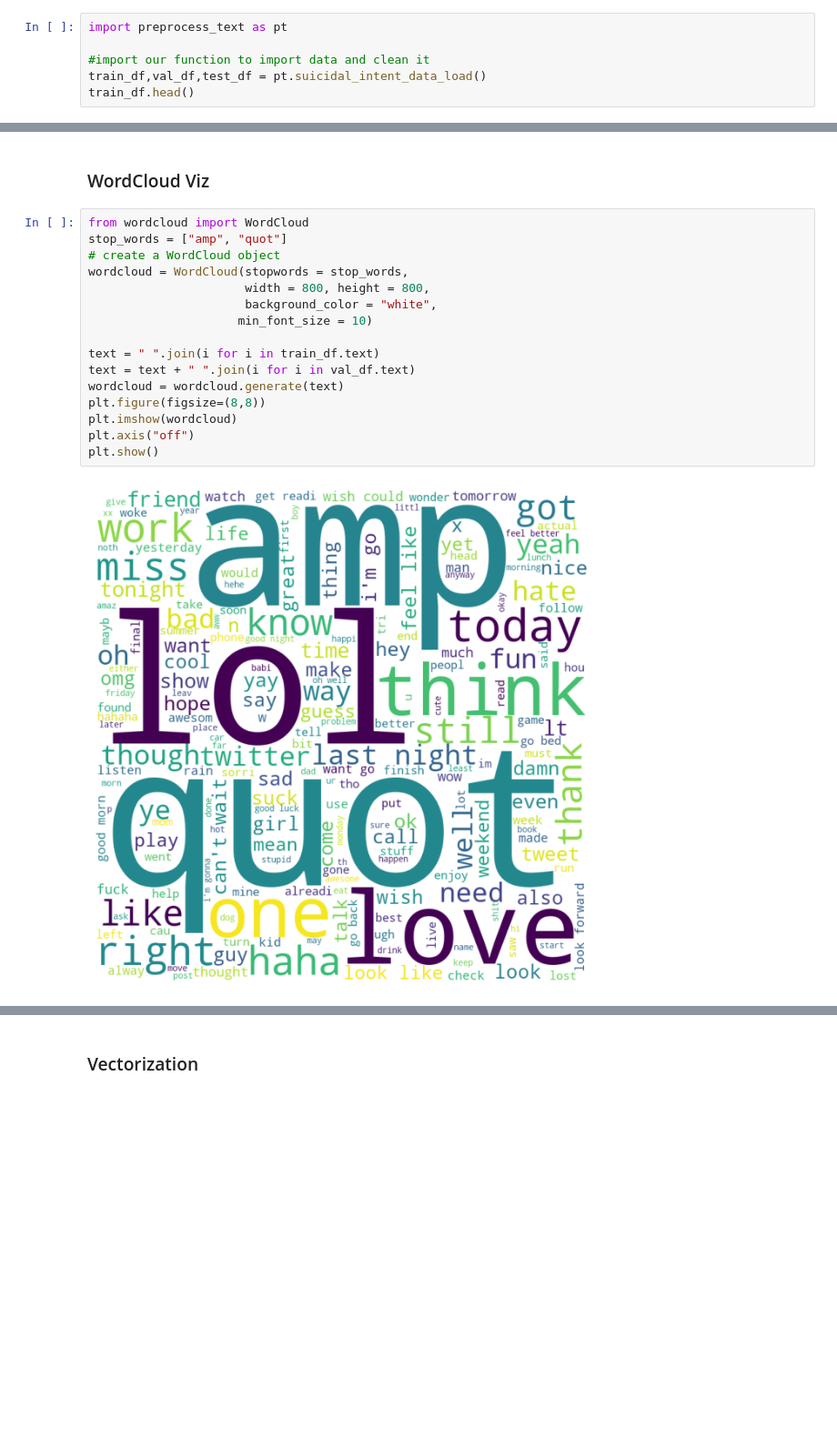
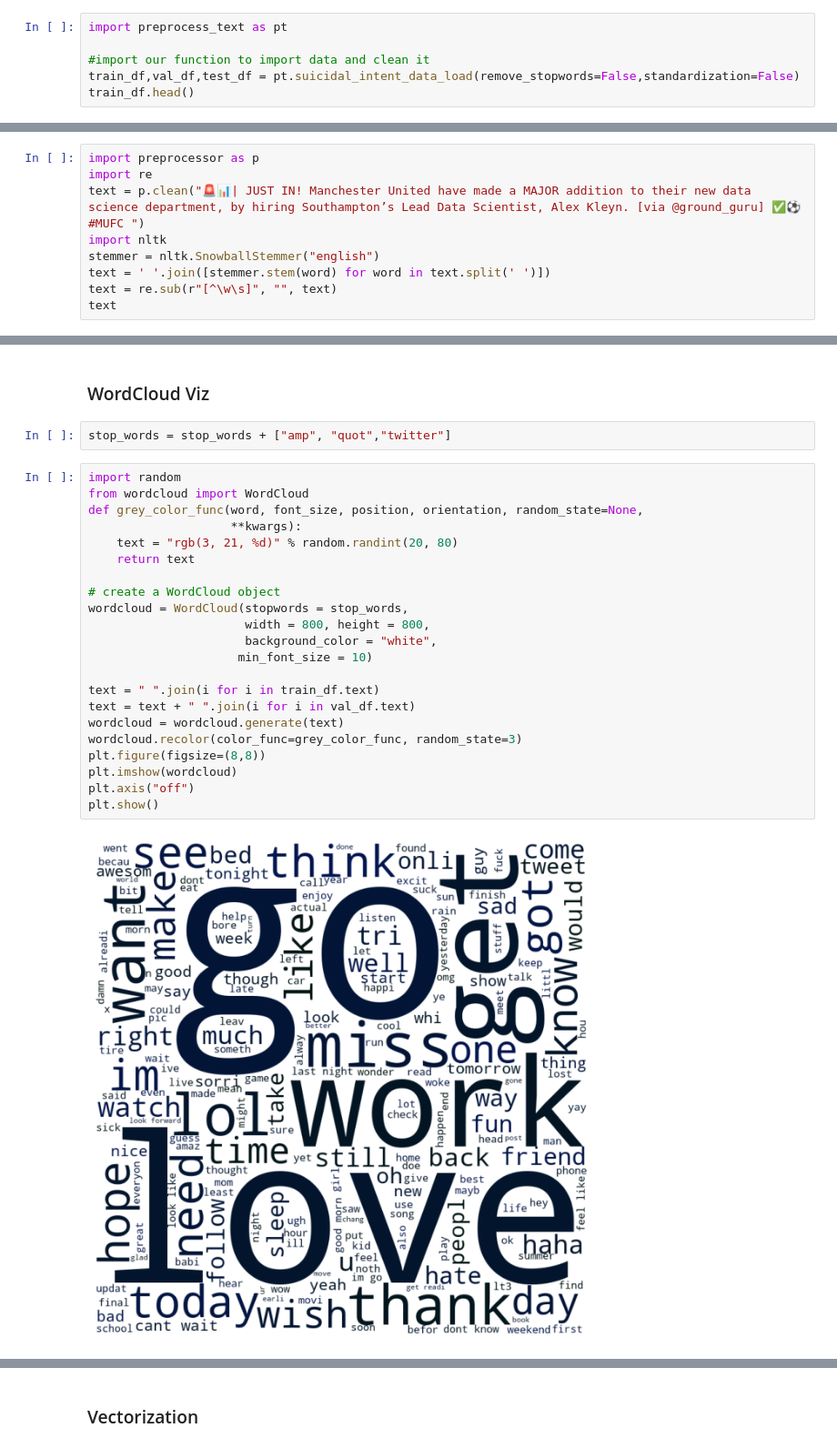
Before and after one commit to vishal-parameswaran/Suicidal_Intent_NLP_Classifier, a Jupyter notebook: Simple models.ipynb, the cells around one changed output, grey strips where cells are left out. Shown at 91% size. Cells and saved outputs as stored; diff of their text form; blank space fills up the shorter version.

```diff
--- a/Simple models.ipynb
+++ b/Simple models.ipynb
@@ -17,6 +17,6 @@ from nltk.tokenize import word_tokenize
 import preprocess_text as pt
 
 #import our function to import data and clean it
-train_df,val_df,test_df = pt.suicidal_intent_data_load()
+train_df,val_df,test_df = pt.suicidal_intent_data_load(remove_stopwords=False,standardization=False)
 train_df.head()
 # %% [output]
@@ -33,0 +34,9 @@ https://nalepae.github.io/pandarallel/troubleshooting/
+# %%
+import preprocessor as p
+import re
+text = p.clean("🚨📊| JUST IN! Manchester United have made a MAJOR addition to their new data science department, by hiring Southampton’s Lead Data Scientist, Alex Kleyn. [via @ground_guru] ✅⚽️#MUFC ")
+import nltk
+stemmer = nltk.SnowballStemmer("english")
+text = ' '.join([stemmer.stem(word) for word in text.split(' ')])
+text = re.sub(r"[^\w\s]", "", text)
+text
@@ -73,22 +100,30 @@ val_df['text'] = val_df['text'].apply(stemm_text)
 train_df.head()
 # %% [markdown]
 ### WordCloud Viz
+# %%
+stop_words = stop_words + ["amp", "quot","twitter"]
 # %%
+import random
 from wordcloud import WordCloud
-stop_words = ["amp", "quot"]
+def grey_color_func(word, font_size, position, orientation, random_state=None,
+                    **kwargs):
+    text = "rgb(3, 21, %d)" % random.randint(20, 80)
+    return text
+
 # create a WordCloud object
 wordcloud = WordCloud(stopwords = stop_words,
                       width = 800, height = 800,
                       background_color = "white",
                      min_font_size = 10)
 
 text = " ".join(i for i in train_df.text)
 text = text + " ".join(i for i in val_df.text)
 wordcloud = wordcloud.generate(text)
+wordcloud.recolor(color_func=grey_color_func, random_state=3)
 plt.figure(figsize=(8,8))
 plt.imshow(wordcloud)
 plt.axis("off")
 plt.show()
 # %% [output]
-[figure, old version]
+[figure, new version]
 # %%
```
Also changed, not shown: parts of 8 cells of this notebook, 3 other files.
